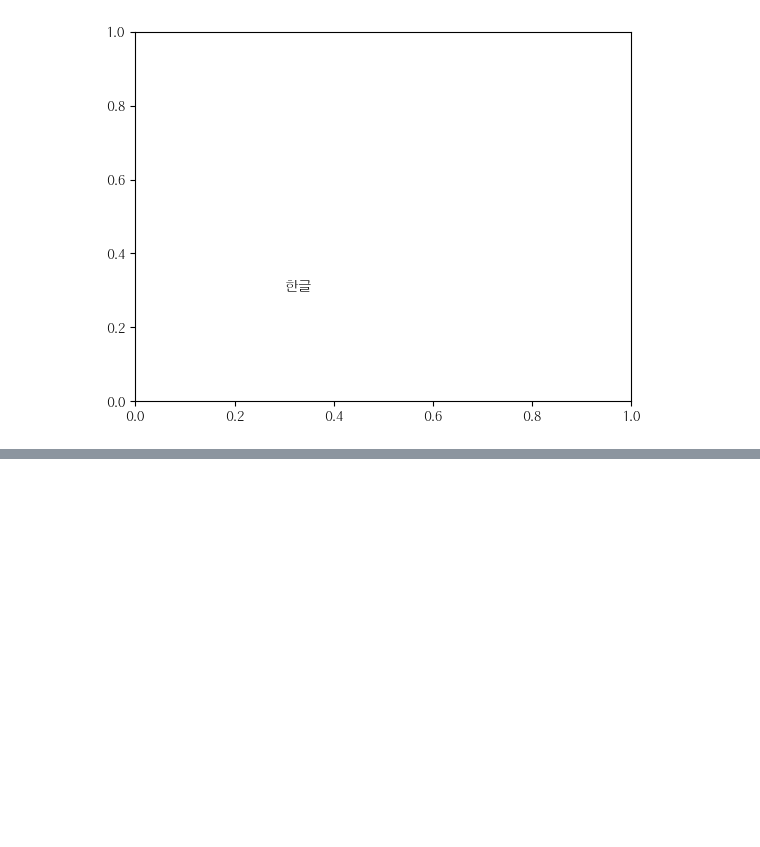
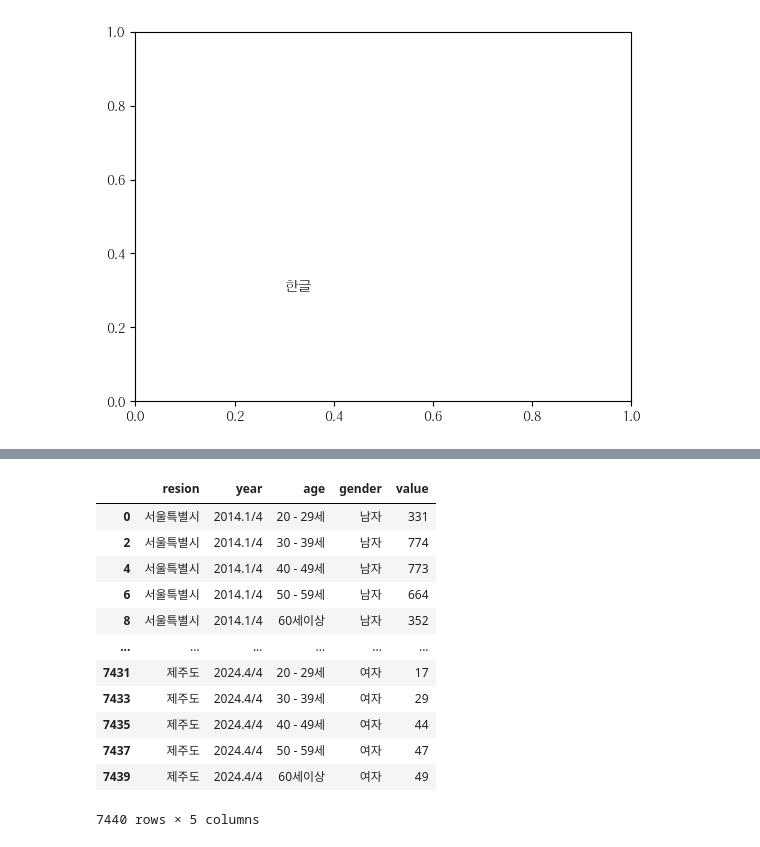
Before and after one commit to pmj8298/python, a Jupyter notebook: python11_연령별취업자수관계.ipynb, the cells around one changed output, grey strips where cells are left out. Cells and saved outputs as stored; diff of their text form; code cells hidden in the pictures; blank space fills up the shorter version.

```diff
--- a/python11_연령별취업자수관계.ipynb
+++ b/python11_연령별취업자수관계.ipynb
@@ -26,0 +69,23 @@ Text(0.3, 0.3, '한글')
+# %%
+# def filter_gender(x):
+#     return x['gender']=='남자'
+# ex_data.filter(filter_gender)
+
+m = ex_data.groupby('gender').get_group('남자')
+wm = ex_data.groupby('gender').get_group('여자')
+gender1 = pd.concat([m,wm], axis = 0)
+gender1
+# %% [output]
+|  | resion | year | age | gender | value |
+| 0 | 서울특별시 | 2014.1/4 | 20 - 29세 | 남자 | 331 |
+| 2 | 서울특별시 | 2014.1/4 | 30 - 39세 | 남자 | 774 |
+| 4 | 서울특별시 | 2014.1/4 | 40 - 49세 | 남자 | 773 |
+| 6 | 서울특별시 | 2014.1/4 | 50 - 59세 | 남자 | 664 |
+| 8 | 서울특별시 | 2014.1/4 | 60세이상 | 남자 | 352 |
+| ... | ... | ... | ... | ... | ... |
+| 7431 | 제주도 | 2024.4/4 | 20 - 29세 | 여자 | 17 |
+| 7433 | 제주도 | 2024.4/4 | 30 - 39세 | 여자 | 29 |
+| 7435 | 제주도 | 2024.4/4 | 40 - 49세 | 여자 | 44 |
+| 7437 | 제주도 | 2024.4/4 | 50 - 59세 | 여자 | 47 |
+| 7439 | 제주도 | 2024.4/4 | 60세이상 | 여자 | 49 |
+7440 rows × 5 columns
```
Also changed, not shown: parts of 9 cells of this notebook.
